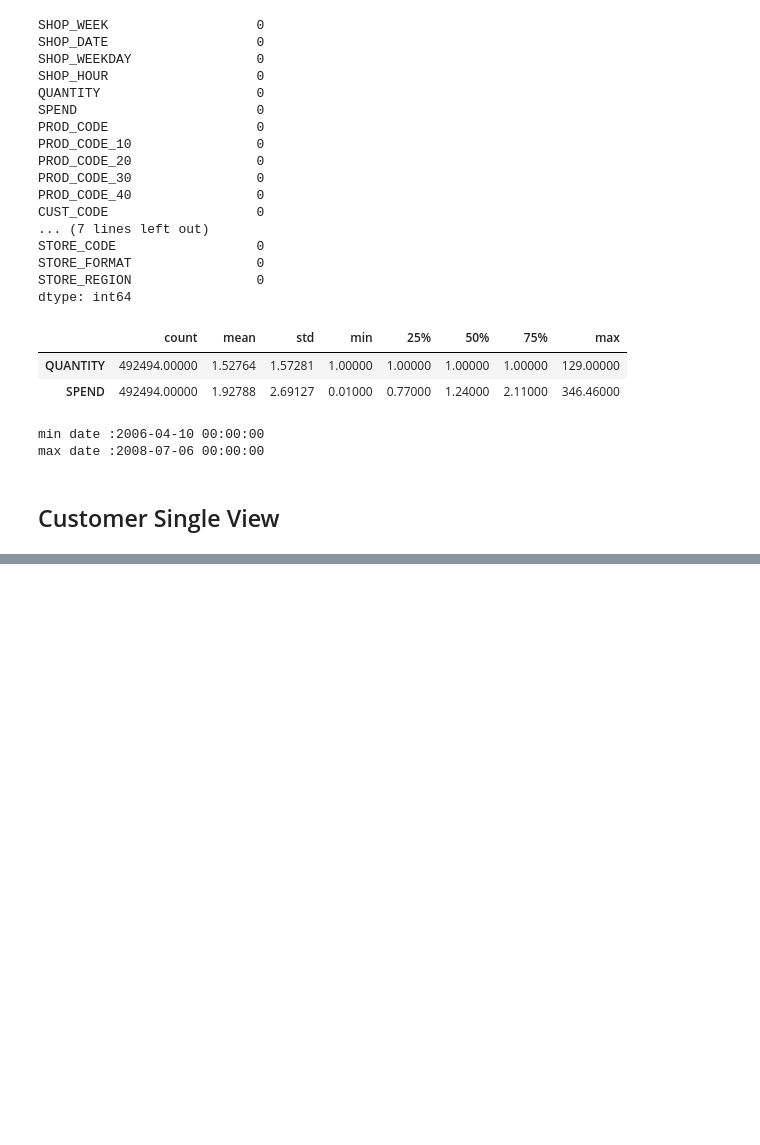
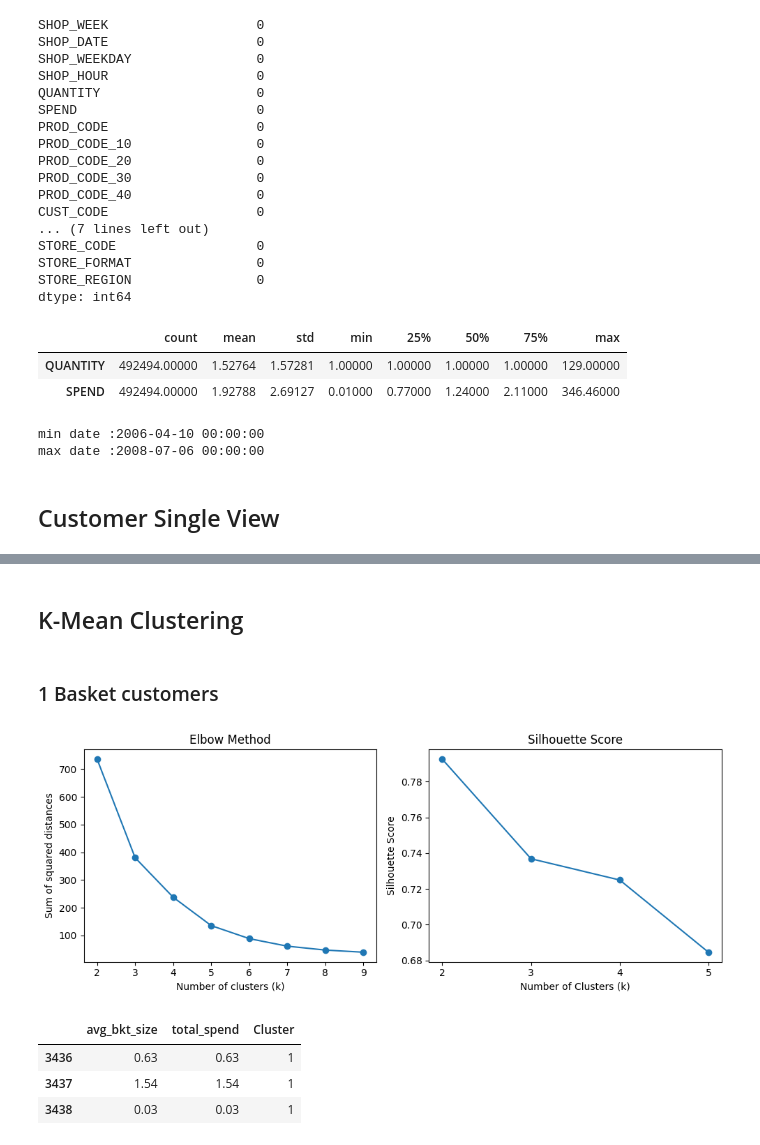
Before and after one commit to terjirapat/MADT8101-Customer-Analytics, a Jupyter notebook: Workshop 2 - Customer Single View/main.ipynb, the cells around one changed output, grey strips where cells are left out. Saved outputs shown, nothing was run; the diff lists cells and outputs as text; code cells hidden in the pictures; blank space fills up the shorter version.

```diff
--- a/Workshop 2 - Customer Single View/main.ipynb
+++ b/Workshop 2 - Customer Single View/main.ipynb
@@ -133,0 +219,68 @@ display(df_scv)
+# %% [markdown]
+## K-Mean Clustering
+# %% [markdown]
+### 1 Basket customers
+# %%
+df_feature = df_scv.loc[df_scv['total_trans']==1, ['avg_bkt_size', 'total_spend']]
+col_X = df_feature.columns
+
+scaler = StandardScaler()
+X = scaler.fit_transform(df_feature)
+# %%
+### Elbow
+k_values = range(2, 10)
+inertia_values = []
+for k in k_values:
+    kmeans = KMeans(n_clusters=k, random_state=42)
+    kmeans.fit(X)
+    inertia_values.append(kmeans.inertia_)
+
+
+### Silhouette
+silhouette_scores = []
+
+for k in range(2, 6):
+    # Create a KMeans object and fit the data
+    kmeans = KMeans(n_clusters=k, random_state=42)
+    kmeans.fit(X)
+
+    # Get the cluster labels for each sample
+    labels = kmeans.labels_
+
+    # Calculate silhouette score
+    silhouette_avg = silhouette_score(X, labels)
+    silhouette_scores.append(silhouette_avg)
+
+# Plot
+fig, axes = plt.subplots(1, 2, figsize=(10,4), tight_layout=True)
+
+axes[0].plot(k_values, inertia_values, marker='o')
+axes[0].set_xlabel('Number of clusters (k)')
+axes[0].set_ylabel('Sum of squared distances')
+axes[0].set_title('Elbow Method')
+
+axes[1].plot(range(2, 6), silhouette_scores, marker='o')
+axes[1].set_title('Silhouette Score')
+axes[1].set_xlabel('Number of Clusters (k)')
+axes[1].set_ylabel('Silhouette Score')
+axes[1].set_xticks(range(2, 6))
+
+plt.show()
+# %% [output]
+[figure, added]
+# %%
+kmeans = KMeans(n_clusters=2, random_state=42)
+kmeans.fit(X)
+
+# Get cluster labels and cluster centers
+labels = kmeans.labels_
+centers = kmeans.cluster_centers_
+
+# Add cluster labels to the DataFrame
+df_feature['Cluster'] = labels
+df_feature.tail(3)
+# %% [output]
+|  | avg_bkt_size | total_spend | Cluster |
+| 3436 | 0.63 | 0.63 | 1 |
+| 3437 | 1.54 | 1.54 | 1 |
+| 3438 | 0.03 | 0.03 | 1 |
```
Also changed, not shown: parts of 24 cells of this notebook.
